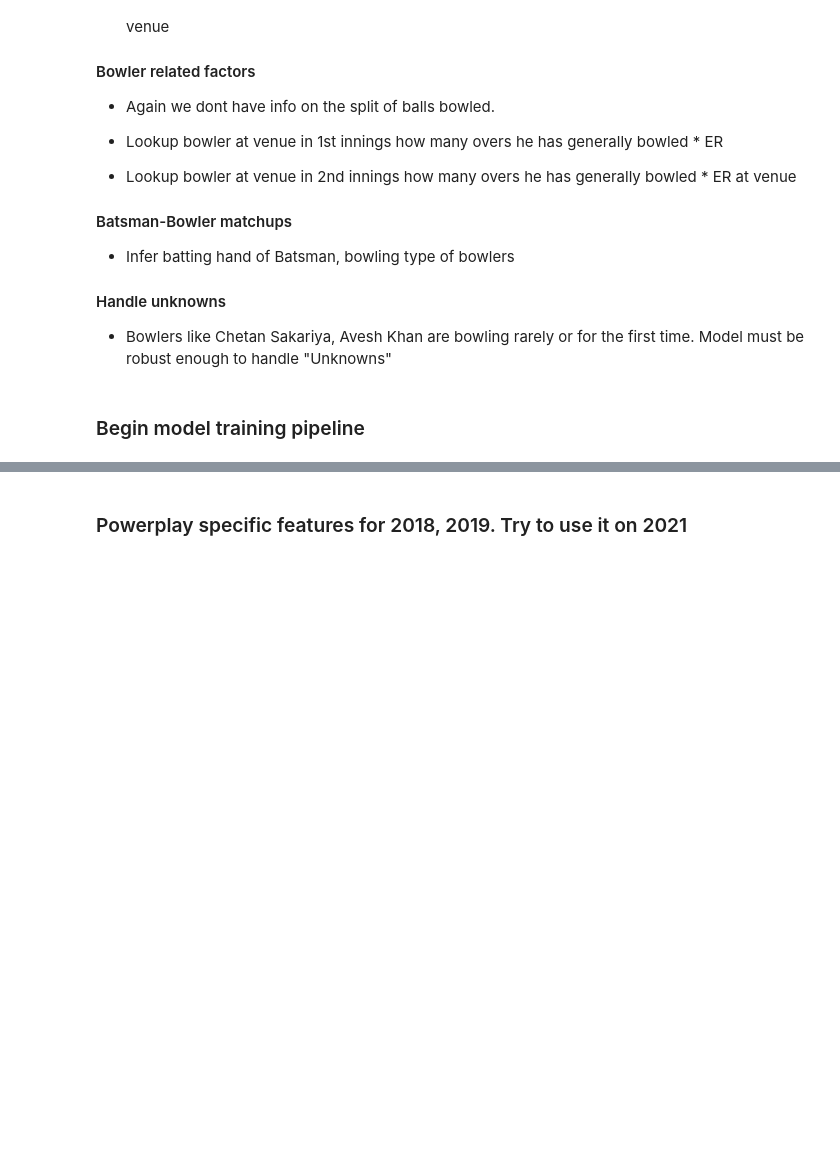
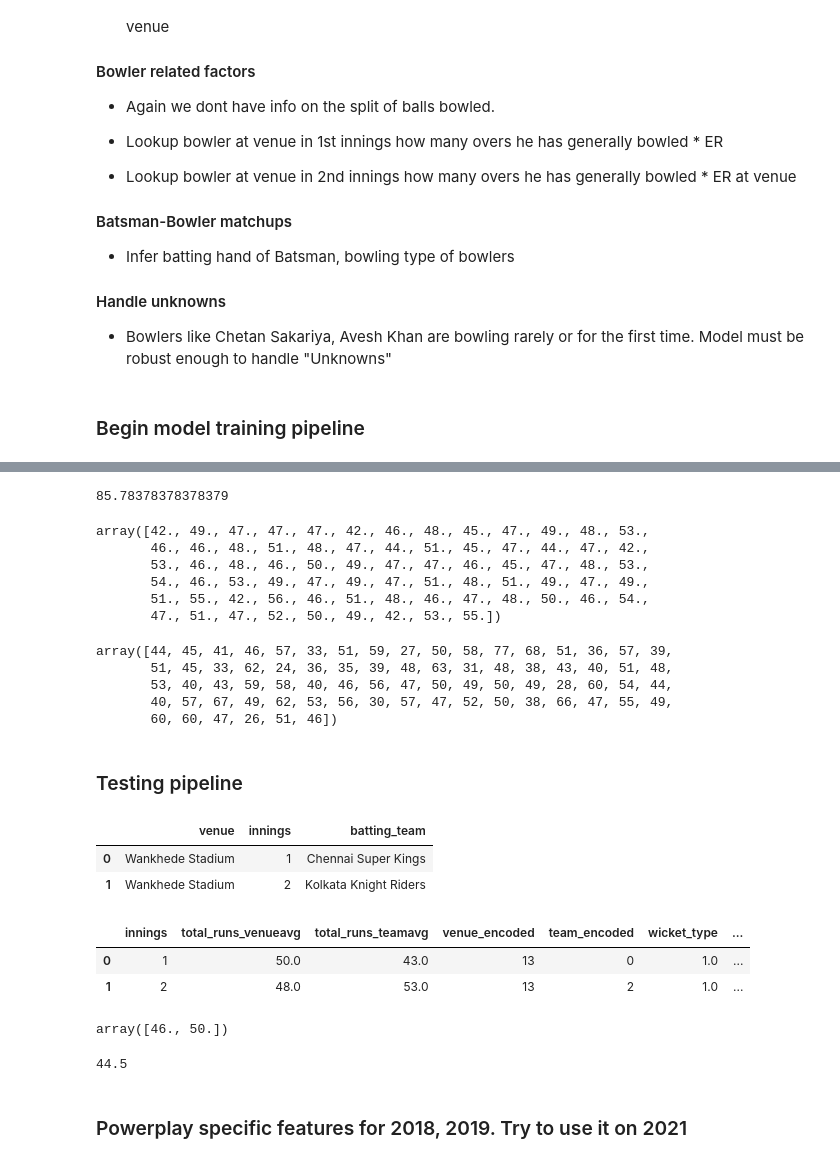
Before and after one commit to kishan19/IPL2021, a Jupyter notebook: Model1.ipynb, the cells around one changed output, grey strips where cells are left out. Cells and saved outputs as stored; diff of their text form; code cells hidden in the pictures; blank space fills up the shorter version.

```diff
--- a/Model1.ipynb
+++ b/Model1.ipynb
@@ -429,0 +427,33 @@ array([44, 45, 41, 46, 57, 33, 51, 59, 27, 50, 58, 77, 68, 51, 36, 57, 39,
+# %%
+mean_squared_error(y_test,pred)
+# %% [output]
+85.78378378378379
+# %%
+pred
+# %% [output]
+array([42., 49., 47., 47., 47., 42., 46., 48., 45., 47., 49., 48., 53.,
+       46., 46., 48., 51., 48., 47., 44., 51., 45., 47., 44., 47., 42.,
+       53., 46., 48., 46., 50., 49., 47., 47., 46., 45., 47., 48., 53.,
+       54., 46., 53., 49., 47., 49., 47., 51., 48., 51., 49., 47., 49.,
+       51., 55., 42., 56., 46., 51., 48., 46., 47., 48., 50., 46., 54.,
+       47., 51., 47., 52., 50., 49., 42., 53., 55.])
+# %%
+y_test
+# %% [output]
+array([44, 45, 41, 46, 57, 33, 51, 59, 27, 50, 58, 77, 68, 51, 36, 57, 39,
+       51, 45, 33, 62, 24, 36, 35, 39, 48, 63, 31, 48, 38, 43, 40, 51, 48,
+       53, 40, 43, 59, 58, 40, 46, 56, 47, 50, 49, 50, 49, 28, 60, 54, 44,
+       40, 57, 67, 49, 62, 53, 56, 30, 57, 47, 52, 50, 38, 66, 47, 55, 49,
+       60, 60, 47, 26, 51, 46])
+# %% [markdown]
+### Testing pipeline
+# %%
+test_df=pd.read_csv('./submission/inputFile.csv')
+
+tdf=test_df.loc[:,['venue','innings','batting_team']]
+
+tdf
+# %% [output]
+|  | venue | innings | batting_team |
+| 0 | Wankhede Stadium | 1 | Chennai Super Kings |
+| 1 | Wankhede Stadium | 2 | Kolkata Knight Riders |
@@ -429,0 +463,16 @@ array([44, 45, 41, 46, 57, 33, 51, 59, 27, 50, 58, 77, 68, 51, 36, 57, 39,
+# %%
+tdf['venue_encoded']=venue_encoder.transform(tdf['venue'])
+# %%
+tdf['team_encoded']=team_encoder.transform(tdf['batting_team'])
+# %%
+tdf.columns=['venue', 'innings', 'batting_team', 'total_runs_venueavg', 'wicket_type',
+       'total_runs_teamavg', 'wicket_type_teamavg', 'venue_encoded',
+       'team_encoded']
+# %%
+tdf_x=tdf.loc[:,['innings','total_runs_venueavg','total_runs_teamavg','venue_encoded','team_encoded','wicket_type','wicket_type_teamavg']]
+# %%
+tdf_x
+# %% [output]
+|  | innings | total_runs_venueavg | total_runs_teamavg | venue_encoded | team_encoded | wicket_type | ... |
+| 0 | 1 | 50.0 | 43.0 | 13 | 0 | 1.0 | ... |
+| 1 | 2 | 48.0 | 53.0 | 13 | 2 | 1.0 | ... |
@@ -429,0 +481,6 @@ array([44, 45, 41, 46, 57, 33, 51, 59, 27, 50, 58, 77, 68, 51, 36, 57, 39,
+# %%
+pred=np.round(model.predict(Xt),0)
+
+pred
+# %% [output]
+array([46., 50.])
@@ -430,3 +489,7 @@ array([44, 45, 41, 46, 57, 33, 51, 59, 27, 50, 58, 77, 68, 51, 36, 57, 39,
+# %%
+mean_squared_error(y_true,pred)
+# %% [output]
+44.5
 # %% [markdown]
 ### Powerplay specific features for 2018, 2019. Try to use it on 2021
 # %%
```
Also changed, not shown: parts of 58 cells of this notebook, 3 other files.
